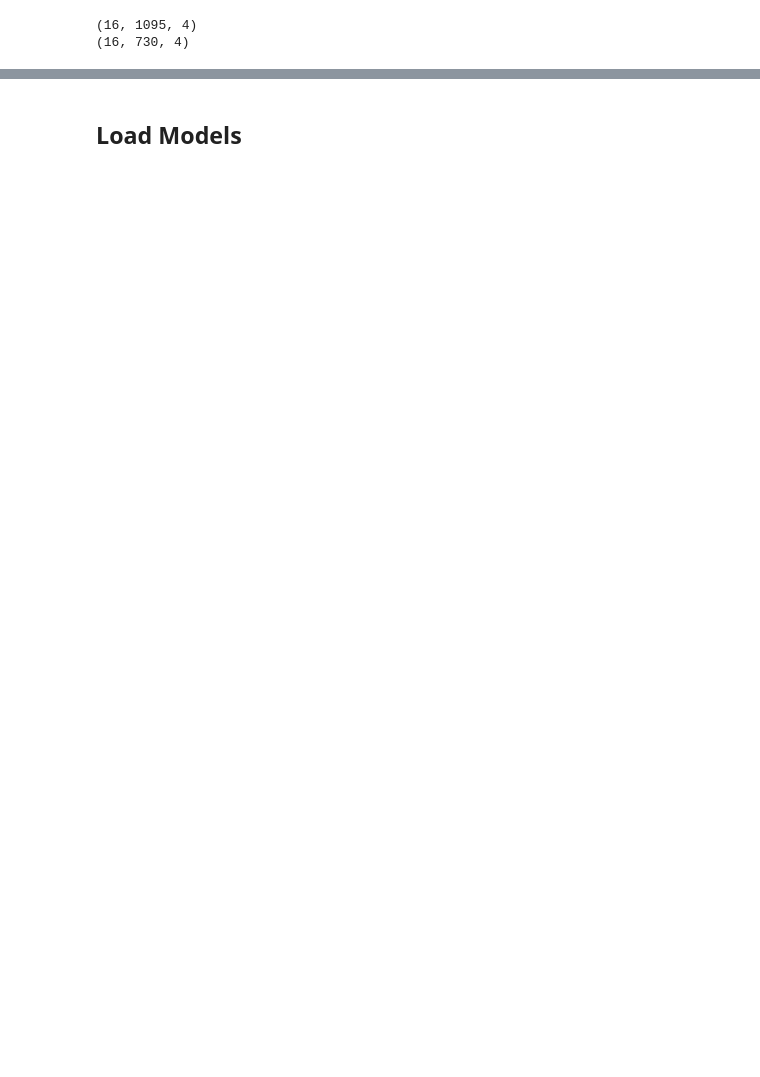
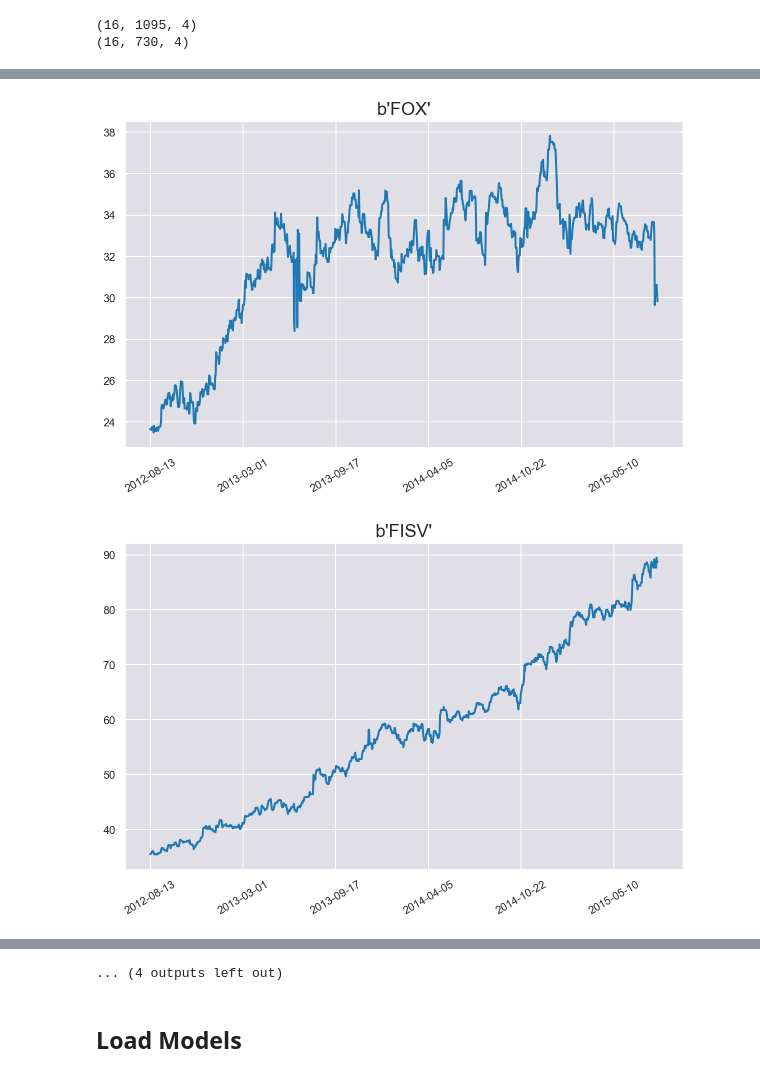
Before and after one commit to zm922/sum19, a Jupyter notebook: drl/src/ddpg_experiments.ipynb, the cells around one changed output, grey strips where cells are left out. Saved outputs shown, nothing was run; the diff lists cells and outputs as text; code cells hidden in the pictures; blank space fills up the shorter version.

```diff
--- a/drl/src/ddpg_experiments.ipynb
+++ b/drl/src/ddpg_experiments.ipynb
@@ -64,7 +67,7 @@ Loading BokehJS ...
 [interactive output not drawn]
 # %%
 # read the data and choose the target stocks for training a toy example
-history, abbreviation = read_stock_history(filepath='utils/datasets/stocks_history_target.h5')
+history, abbreviation = read_stock_history(filepath='utils/datasets/stocks_history_target_2.h5')
 history = history[:, :, :4]
 num_training_time = history.shape[1]
 num_testing_time = history.shape[1]
@@ -110,11 +134,14 @@ print(testing_history.shape)
 # %%
 # visualize 3 stock open price
-if False:
+if True:
     date_list = [index_to_date(i) for i in range(target_history.shape[1])]
     x = range(target_history.shape[1])
     for i in range(len(target_stocks)):
         plt.figure(i)
         plt.plot(x, target_history[i, :, 1])  # open, high, low, close = [0, 1, 2, 3]
         plt.xticks(x[::200], date_list[::200], rotation=30)
         plt.title(target_stocks[i])
         plt.show()
+# %% [output]
+[figure, added]
+[figure, added]
@@ -121,3 +158,4 @@ if False:
+... (4 outputs left out)
 # %% [markdown]
 ## Load Models
 # %%
```
Also changed, not shown: parts of 16 cells of this notebook, 6 other files.
